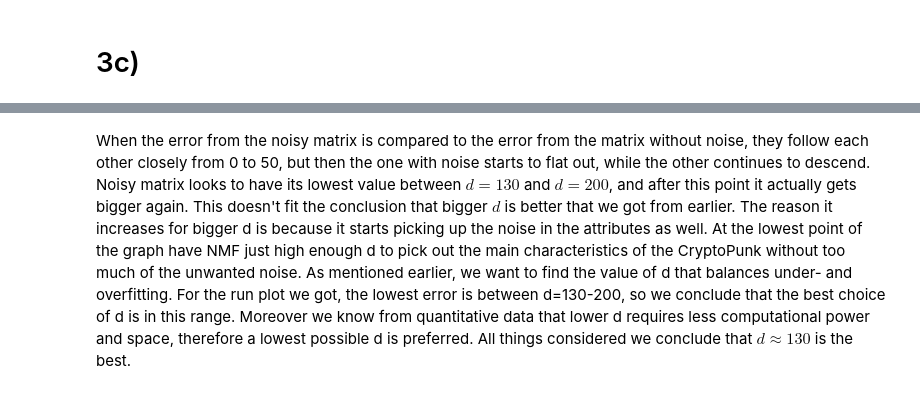
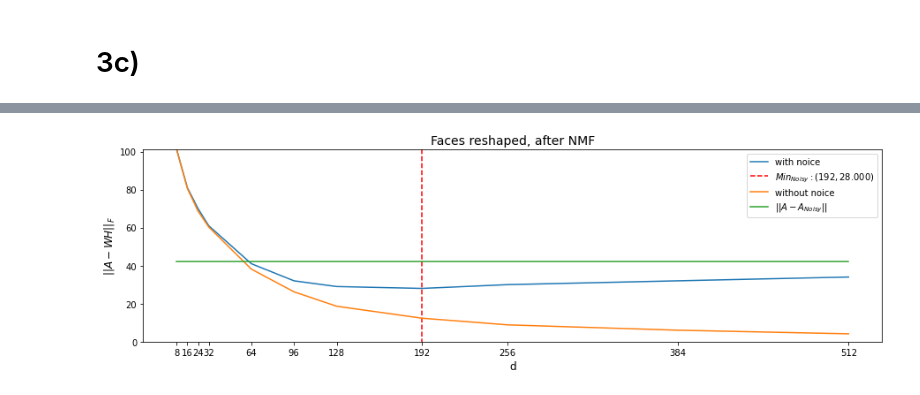
Before and after one commit to LaserGreco/Vitber-Prosjekt-3, a Jupyter notebook: rapport.ipynb, the cells around one changed output, grey strips where cells are left out. Cells and saved outputs as stored; diff of their text form; code cells hidden in the pictures.

```diff
--- a/rapport.ipynb
+++ b/rapport.ipynb
@@ -762,13 +828,20 @@ plt.show()
 # %%
-fig, ax = plt.subplots(figsize=(10, 4))
+fig, ax = plt.subplots(figsize=(15, 4))
+
+min_error = np.min(error)
+min_index = np.argmin(error)
 
 ax.plot(d_values, error, label="with noice")
+ax.plot([d_values[min_index]]*2, [-1, max(np.max(error), np.max(differences))], "--r", label=r"$Min_{Noisy}:(%s, %.3f)$" % (d_values[min_index], min_error))
 ax.plot(d_vals, differences, label="without noice")
+ax.plot(d_vals, np.full_like(d_vals, np.linalg.norm(faces_reshaped - noisy_faces)), label=r"$||A-A_{Noisy}||$")
 ax.set_title("Faces reshaped, after NMF", size=14)
 ax.set_xlabel("d", size=12)
 ax.set_ylabel(r"$||A-WH||_F$", size=12)
+ax.set_ylim(0, max(np.max(error), np.max(differences)))
+ax.set_xticks(d_values)
 ax.legend()
 
 plt.show()
+# %% [output]
+[figure, added]
-# %% [markdown]
-When the error from the noisy matrix is compared to the error from the matrix without noise, they follow each other closely from 0 to 50, but then the one with noise starts to flat out, while the other continues to descend. Noisy matrix looks to have its lowest value between $d=130$ and $d=200$, and after this point it actually gets bigger again. This doesn't fit the conclusion that bigger $d$ is better that we got from earlier. The reason it increases for bigger d is because it starts picking up the noise in the attributes as well. At the lowest point of the graph have NMF just high enough d to pick out the main characteristics of the CryptoPunk without too much of the unwanted noise. As mentioned earlier, we want to find the value of d that balances under- and overfitting. For the run plot we got, the lowest error is between d=130-200, so we conclude that the best choice of d is in this range. Moreover we know from quantitative data that lower d requires less computational power and space, therefore a lowest possible d is preferred. All things considered we conclude that $d \approx 130$ is the best.
```
Also changed, not shown: parts of 21 cells of this notebook.
